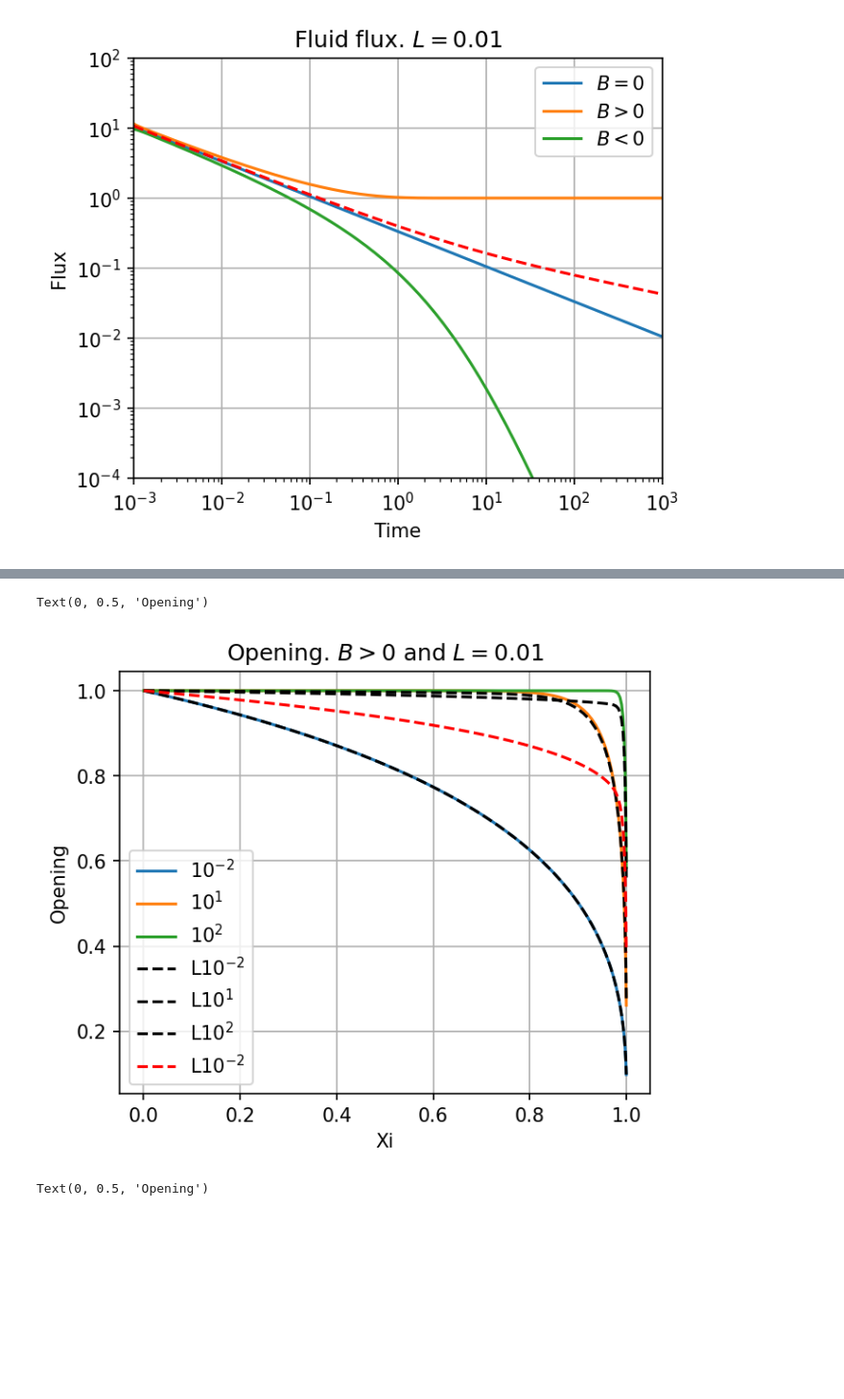
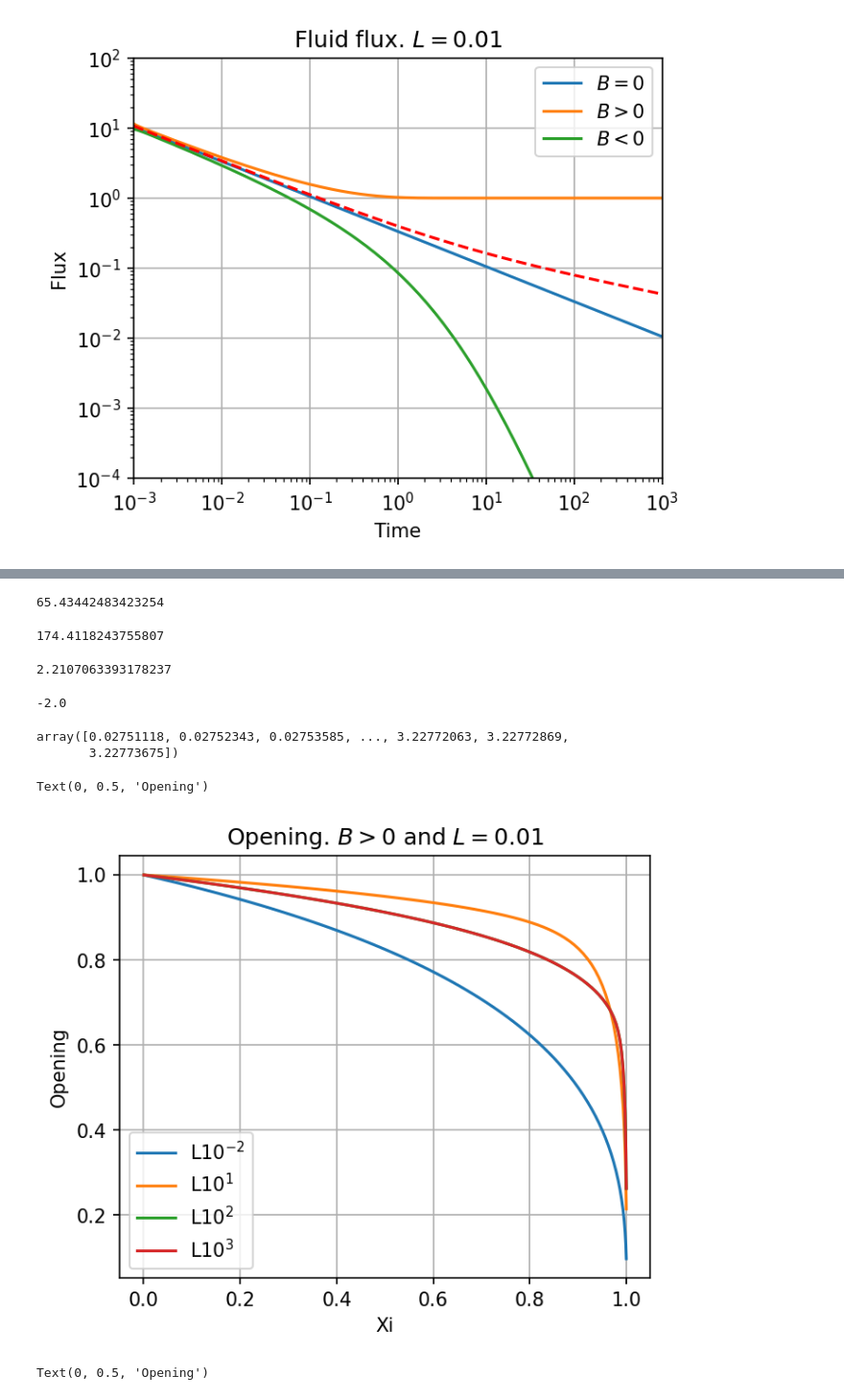
Before and after one commit to dashadem/CO2lovers, a Jupyter notebook: nonlinear.ipynb, the cells around one changed output, grey strips where cells are left out. Shown at 96% size. Cells and saved outputs as stored; diff of their text form; code cells hidden in the pictures; blank space fills up the shorter version.

```diff
--- a/nonlinear.ipynb
+++ b/nonlinear.ipynb
@@ -811,2 +803,0 @@ plt.plot(solution['opening'][5300])
-# %%
-W = W.reshape(len(W)//len(xi), len(xi))
@@ -826,10 +811,10 @@ solution = {'opening': W.reshape(len(t), len(xi)), 'length': g, 'flux': psi, 'ti
 # %% [markdown]
 #### Save solutions
 # %%
-with open('solution_B0_C01.pkl', 'wb') as f:
+with open('solution_B0_C1.pkl', 'wb') as f:
     pickle.dump(solution, f)
 # %%
-with open('solution_B1_C01.pkl', 'wb') as f:
+with open('solution_B1_C1.pkl', 'wb') as f:
     pickle.dump(solution, f)
 # %%
 with open('solution_B-1_C01.pkl', 'wb') as f:
@@ -855,12 +840,12 @@ with open('solution_B-1_T06.pkl', 'rb') as f:
 # %% [output]
 FileNotFoundError: [Errno 2] No such file or directory: 'solution_B0_T06.pkl'
 # %%
-with open('solution_B0_C01.pkl', 'rb') as f:
+with open('solution_B0_C1.pkl', 'rb') as f:
     sol0L = pickle.load(f)
-with open('solution_B1_C01.pkl', 'rb') as f:
+with open('solution_B1_C1.pkl', 'rb') as f:
     sol1L = pickle.load(f)
-with open('solution_B-1_C01.pkl', 'rb') as f:
-    sol1_L = pickle.load(f)
+# with open('solution_B-1_C1.pkl', 'rb') as f:
+#     sol1_L = pickle.load(f)
 # %% [markdown]
 #### Length
 # %%
@@ -1246,23 +1289,45 @@ Text(0, 0.5, 'Length')
+# %%
+np.sum(sum)
+# %% [output]
+65.43442483423254
+# %%
+np.trapz(sol0L['flux'],sol0L['time'])
+# %% [output]
+174.4118243755807
+# %%
+np.trapz(sol0L['opening'][-1], sol0L['x']*sol0L['length'][-1])
+# %% [output]
+2.2107063393178237
+# %%
+np.trapz([1,1,1],[3,2,1])
+# %% [output]
+-2.0
+# %%
+sol0L['length']
+# %% [output]
+array([0.02751118, 0.02752343, 0.02753585, ..., 3.22772063, 3.22772869,
+       3.22773675])
 # %%
 plt.figure(figsize = (5,4), dpi = 150)
-plt.plot(sol1['x'],sol1['opening'][np.where(np.isclose(sol1['time'], 10**(-2)))][0], label = '$10^{-2}$')
-plt.plot(sol1['x'],sol1['opening'][np.where(np.isclose(sol1['time'], 10**(1)))][0], label = '$10^{1}$')
-plt.plot(sol1['x'],sol1['opening'][np.where(np.isclose(sol1['time'], 10**(2)))][0], label = '$10^{2}$')
+# plt.plot(sol1['x'],sol1['opening'][np.where(np.isclose(sol1['time'], 10**(-2)))][0], label = '$10^{-2}$')
+# plt.plot(sol1['x'],sol1['opening'][np.where(np.isclose(sol1['time'], 10**(1)))][0], label = '$10^{1}$')
+# plt.plot(sol1['x'],sol1['opening'][np.where(np.isclose(sol1['time'], 10**(2)))][0], label = '$10^{2}$')
 
-plt.plot(sol1L['x'],sol1L['opening'][np.where(np.isclose(sol1L['time'], 10**(-2)))][0],"--k", label ='L$10^{-2}$')
-plt.plot(sol1L['x'],sol1L['opening'][np.where(np.isclose(sol1L['time'], 10**(1)))][0],"--k", label = 'L$10^{1}$')
-plt.plot(sol1L['x'],sol1L['opening'][np.where(np.isclose(sol1L['time'], 10**(2)))][0],"--k", label = 'L$10^{2}$')
+plt.plot(sol1L['x'],sol1L['opening'][np.where(np.isclose(sol1L['time'], 10**(-2)))][0], label ='L$10^{-2}$')
+plt.plot(sol1L['x'],sol1L['opening'][np.where(np.isclose(sol1L['time'], 10**(1)))][0], label = 'L$10^{1}$')
+plt.plot(sol1L['x'],sol1L['opening'][np.where(np.isclose(sol1L['time'], 10**(2)))][0], label = 'L$10^{2}$')
+plt.plot(sol1L['x'],sol1L['opening'][np.where(np.isclose(sol1L['time'], 10**(2)))][0], label = 'L$10^{3}$')
 
-plt.plot(solution['x'],solution['opening'][np.where(np.isclose(solution['time'], 10**(2)))][0],"--r", label ='L$10^{-2}$')
+# plt.plot(solution['x'],solution['opening'][np.where(np.isclose(solution['time'], 10**(2)))][0],"--r", label ='L$10^{-2}$')
 
 plt.grid()
 plt.legend()
 plt.title('Opening. $B>0$ and $L = 0.01$')
 plt.xlabel('Xi')
 plt.ylabel('Opening')
 # %% [output]
 Text(0, 0.5, 'Opening')
-[figure, old version]
+[figure, new version]
 # %%
 plt.figure(figsize = (5,4), dpi = 150)
 plt.plot(sol0['x'],sol0['opening'][np.where(np.isclose(sol0['time'], 10**(-3)))][0], label = '$t = 10^{-3}$')
```
Also changed, not shown: parts of 16 cells of this notebook.
